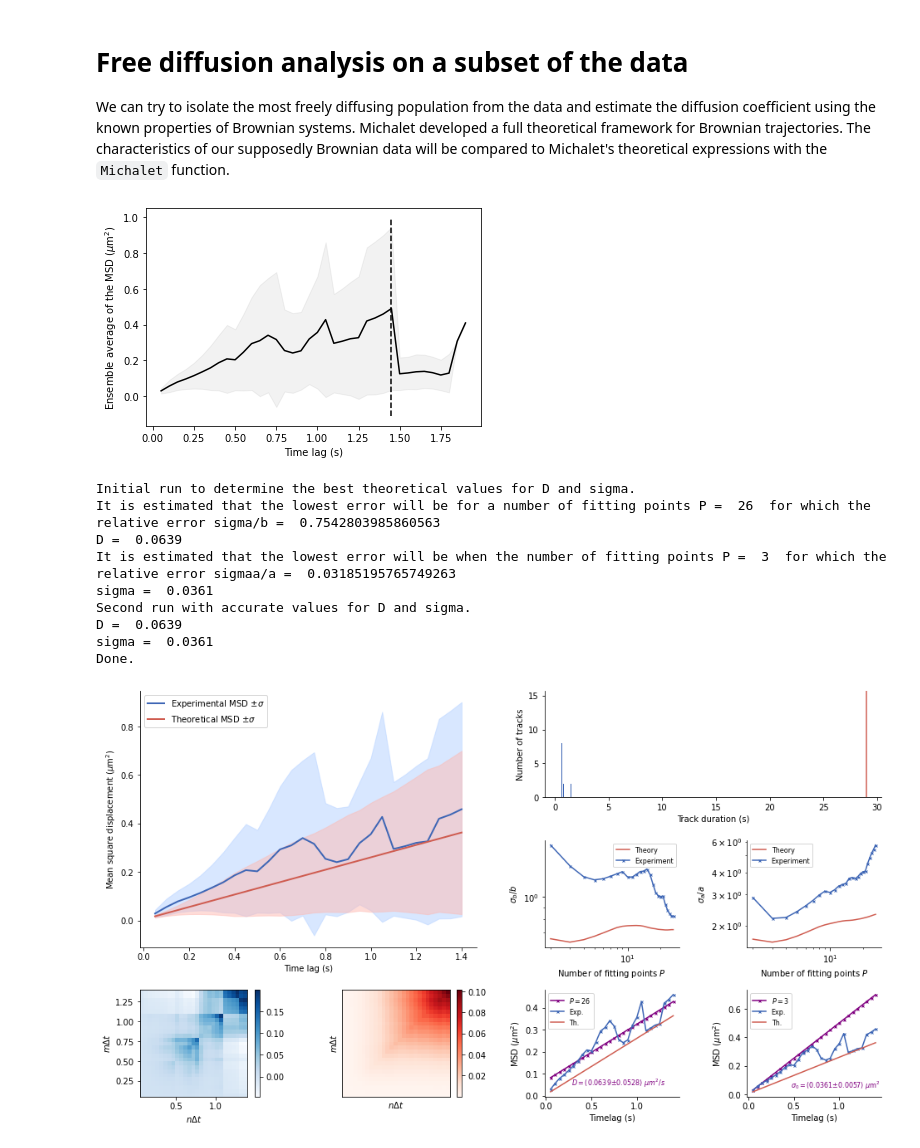
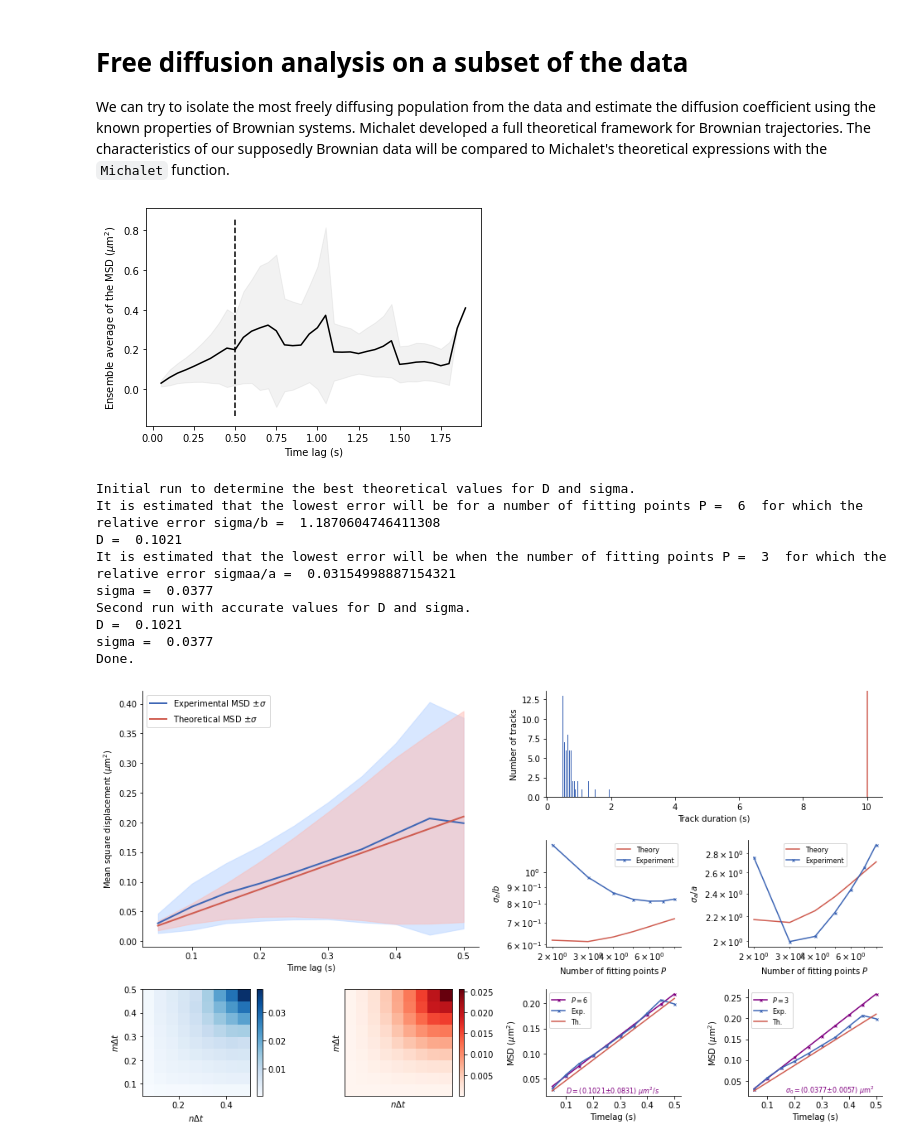
Before and after one commit to remy13127/Internship, a Jupyter notebook: Notebook_for_1_dataset.ipynb, the cells around one changed output. Saved outputs shown, nothing was run; the diff lists cells and outputs as text; code cells hidden in the pictures.

```diff
--- a/Notebook_for_1_dataset.ipynb
+++ b/Notebook_for_1_dataset.ipynb
@@ -167,22 +167,22 @@ cdata1['D'].hist()
 We can try to isolate the most freely diffusing population from the data and estimate the diffusion coefficient using the known properties of Brownian systems. Michalet developed a full theoretical framework for Brownian trajectories. The characteristics of our supposedly Brownian data will be compared to Michalet's theoretical expressions with the `Michalet` function.
 # %%
 #Filter on alpha or select the cluster you're interested in
-dfilt1 = cdata1[(cdata1['Label'].isin([1]))]
+dfilt1 = cdata1[(cdata1['Label'].isin([2]))]
 
 #Select the Dataset and extract MSDs
 MSDSeries1 = dfilt1['MSD'].values
-cutoff1 = 1.45
+cutoff1 = 0.5
 Michalet(MSDSeries1,dt=dt,cutoff=cutoff1)
 #mmsd,mvar,timelag = mean_msd(MSDSeries,cutoff=cutoff,show_cutoff=True)
 # %% [output]
-[figure, old version]
+[figure, new version]
 Initial run to determine the best theoretical values for D and sigma.
-It is estimated that the lowest error will be for a number of fitting points P =  26  for which the relative error sigma/b =  0.7542803985860563
-D =  0.0639
-It is estimated that the lowest error will be when the number of fitting points P =  3  for which the relative error sigmaa/a =  0.03185195765749263
-sigma =  0.0361
+It is estimated that the lowest error will be for a number of fitting points P =  6  for which the relative error sigma/b =  1.1870604746411308
+D =  0.1021
+It is estimated that the lowest error will be when the number of fitting points P =  3  for which the relative error sigmaa/a =  0.03154998887154321
+sigma =  0.0377
 Second run with accurate values for D and sigma.
-D =  0.0639
-sigma =  0.0361
+D =  0.1021
+sigma =  0.0377
 Done.
-[figure, old version]
+[figure, new version]
```
Also changed, not shown: parts of 6 cells of this notebook, 10 other files.
